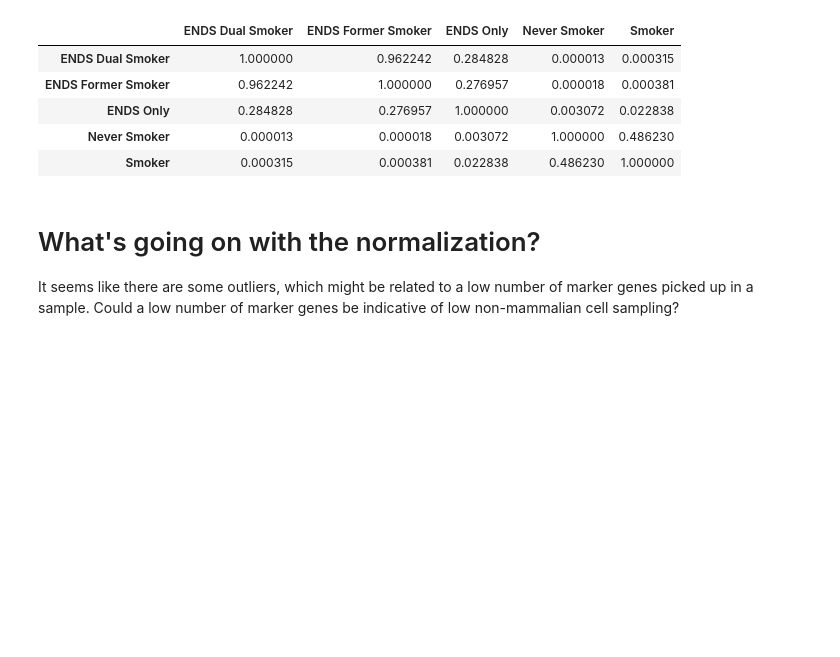
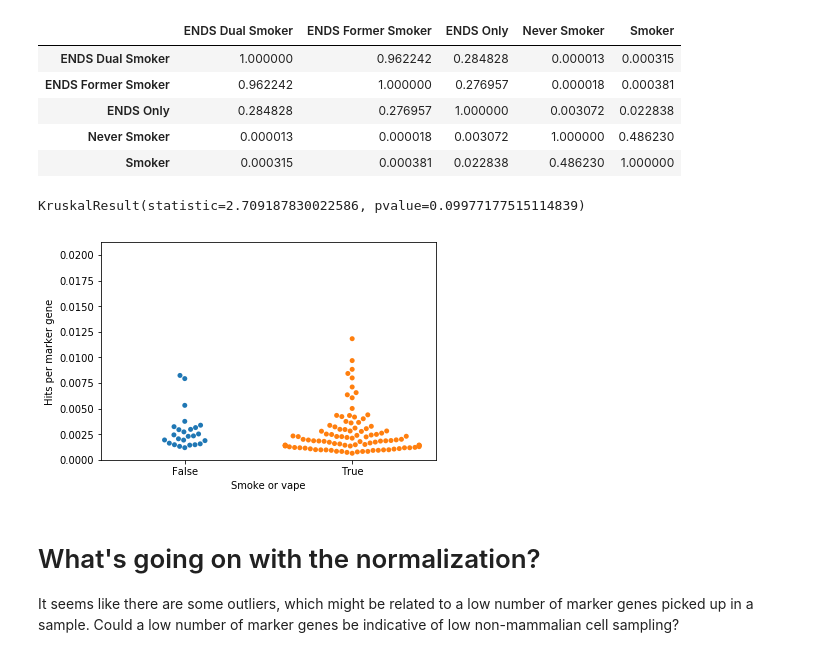
Before and after one commit to sterrettJD/Nicotine-Microbiome, a Jupyter notebook: diamond_analysis/diamond_analysis.ipynb, the cells around one changed output. Drawn from its saved outputs; the diff is of its cells as text; code cells hidden in the pictures; blank space fills up the shorter version.

```diff
--- a/diamond_analysis/diamond_analysis.ipynb
+++ b/diamond_analysis/diamond_analysis.ipynb
@@ -336,3 +338,15 @@ KruskalResult(statistic=18.39890691342515, pvalue=0.001031110068644959)
+# %%
+stats.kruskal(user, never, nan_policy="omit")
+# %% [output]
+KruskalResult(statistic=2.709187830022586, pvalue=0.09977177515114839)
+# %%
+metadata["Smoke or vape"] = metadata["GroupName"].apply(lambda x: x!="Never Smoker")
+# %%
+ax = sns.swarmplot("Smoke or vape", "Hits per marker gene", data=metadata)
+ax.set_ylim(0)
+plt.show()
+# %% [output]
+[figure, added]
 # %% [markdown]
 # What's going on with the normalization?
 
```
Also changed, not shown: parts of 10 cells of this notebook.
